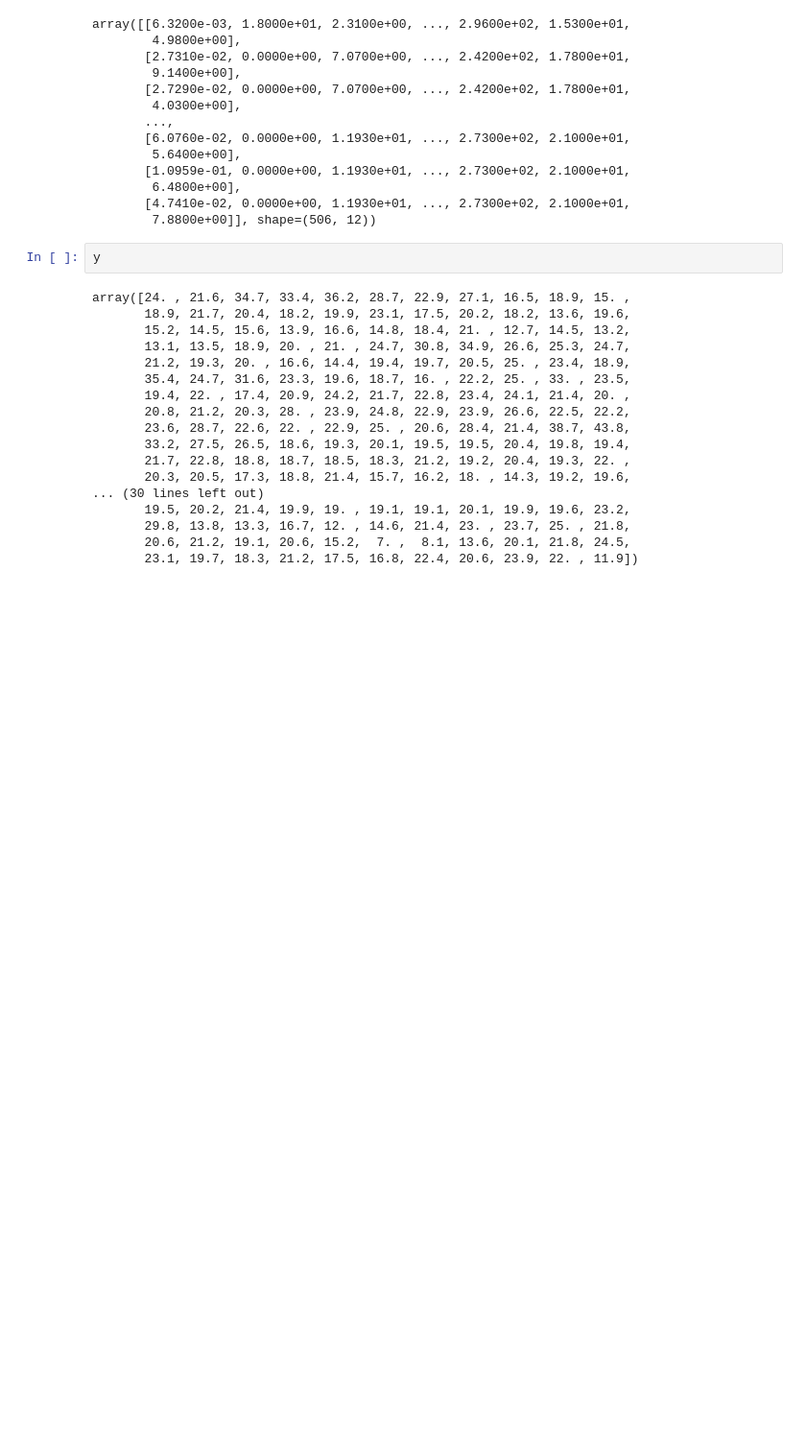
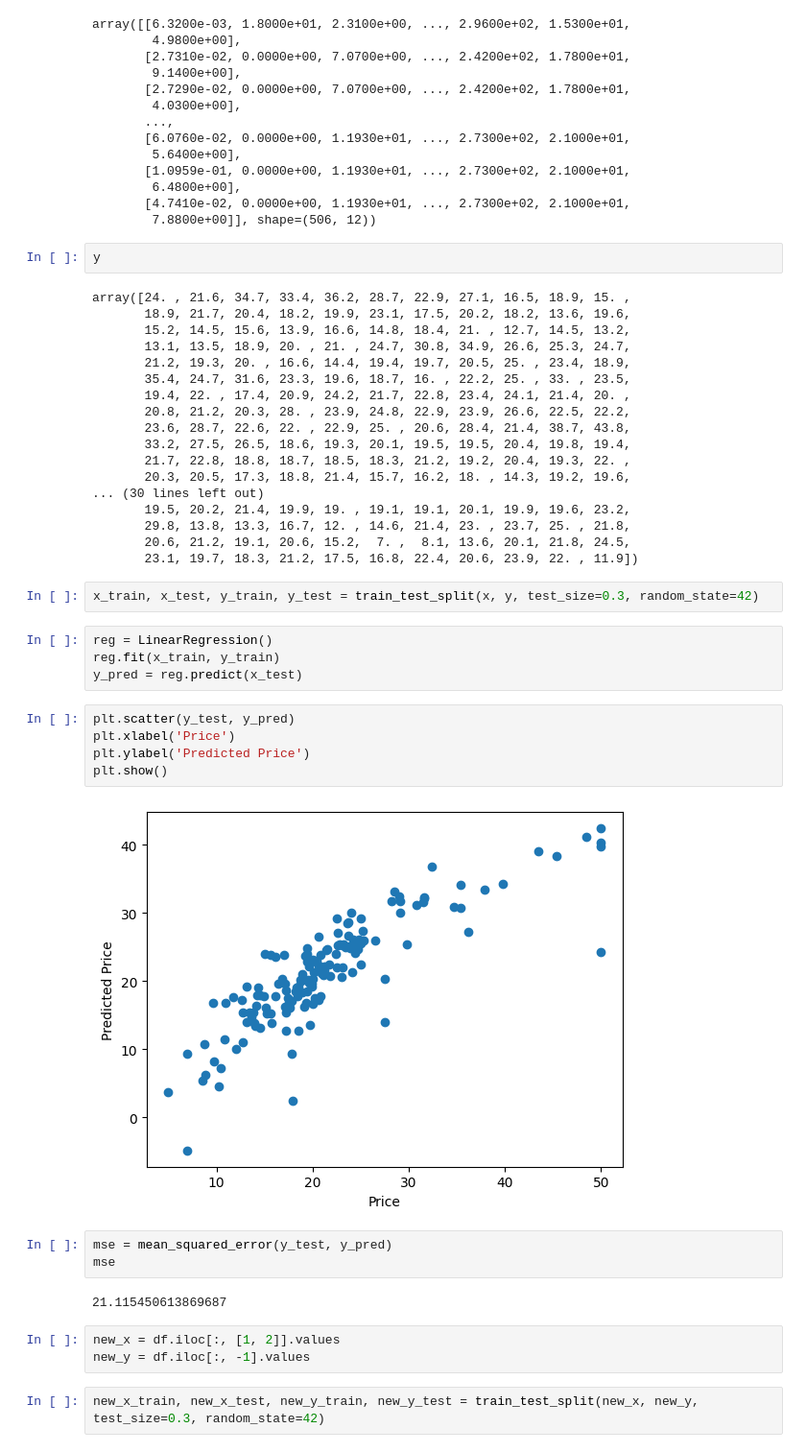
Before and after one commit to docroch/learning-data-science, a Jupyter notebook: modeling/linear-regression.ipynb, the cells around one changed output. Shown at 96% size. Saved outputs shown, nothing was run; the diff lists cells and outputs as text; blank space fills up the shorter version.

Commit message:
train, mse and cv score

```diff
--- a/modeling/linear-regression.ipynb
+++ b/modeling/linear-regression.ipynb
@@ -133,3 +135,26 @@ array([24. , 21.6, 34.7, 33.4, 36.2, 28.7, 22.9, 27.1, 16.5, 18.9, 15. ,
        29.8, 13.8, 13.3, 16.7, 12. , 14.6, 21.4, 23. , 23.7, 25. , 21.8,
        20.6, 21.2, 19.1, 20.6, 15.2,  7. ,  8.1, 13.6, 20.1, 21.8, 24.5,
        23.1, 19.7, 18.3, 21.2, 17.5, 16.8, 22.4, 20.6, 23.9, 22. , 11.9])
+# %%
+x_train, x_test, y_train, y_test = train_test_split(x, y, test_size=0.3, random_state=42)
+# %%
+reg = LinearRegression()
+reg.fit(x_train, y_train)
+y_pred = reg.predict(x_test)
+# %%
+plt.scatter(y_test, y_pred)
+plt.xlabel('Price')
+plt.ylabel('Predicted Price')
+plt.show()
+# %% [output]
+[figure, added]
+# %%
+mse = mean_squared_error(y_test, y_pred)
+mse
+# %% [output]
+21.115450613869687
+# %%
+new_x = df.iloc[:, [1, 2]].values
+new_y = df.iloc[:, -1].values
+# %%
+new_x_train, new_x_test, new_y_train, new_y_test = train_test_split(new_x, new_y, test_size=0.3, random_state=42)
```
Also changed, not shown: parts of 6 cells of this notebook.
